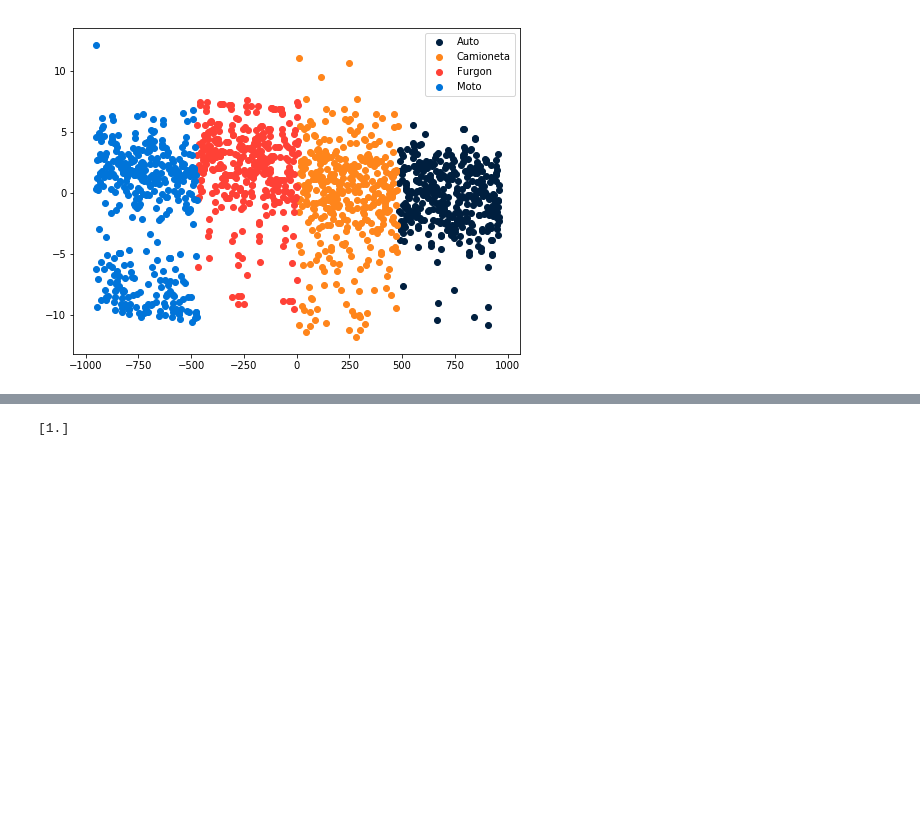
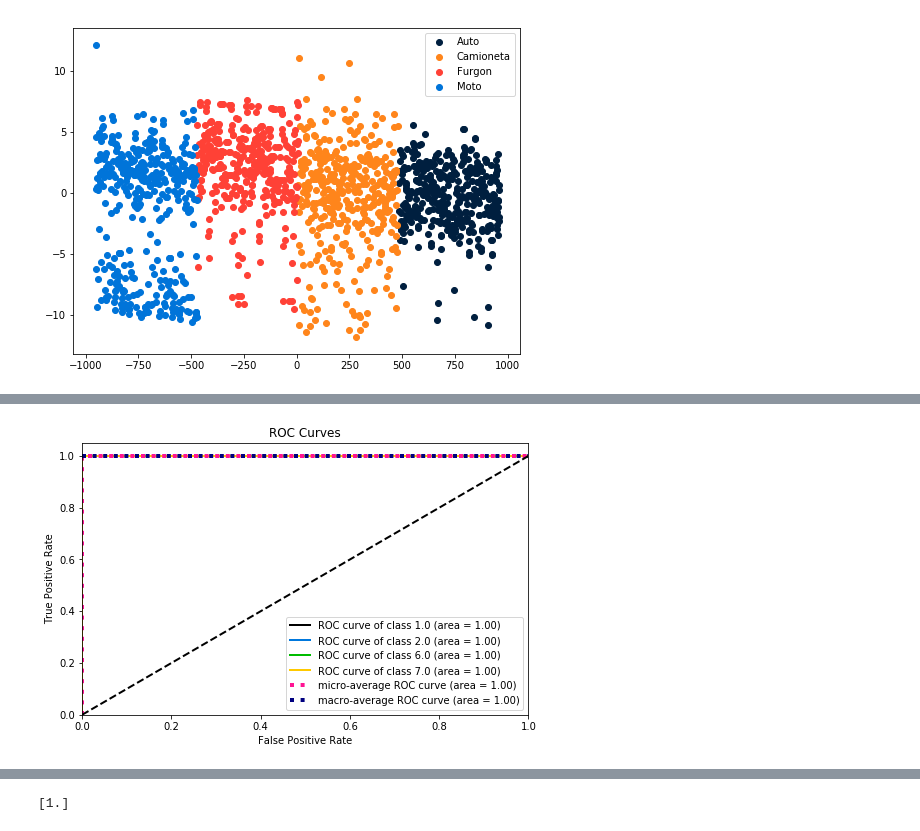
Before and after one commit to 12diego34/mercadolibre_dss, a Jupyter notebook: Trabajo Practico Final DSS/Preprocesamiento.ipynb, the cells around one changed output, grey strips where cells are left out. Cells and saved outputs as stored; diff of their text form; code cells hidden in the pictures; blank space fills up the shorter version.

```diff
--- a/Trabajo Practico Final DSS/Preprocesamiento.ipynb
+++ b/Trabajo Practico Final DSS/Preprocesamiento.ipynb
@@ -329,7 +311,0 @@ weighted avg       0.06      0.24      0.09       383
-# %%
-from sklearn.svm import SVC
-
-svclassifier_poly = SVC(kernel='poly', degree=2, gamma='scale')  # Kernel polinómico
-svclassifier_poly.fit(X_train, y_train)
-y_pred_poly = svclassifier_poly.predict(X_test)
-print(classification_report(y_test, y_pred_poly))
@@ -346,0 +435,7 @@ weighted avg       1.00      1.00      1.00       383
+# %%
+# Metrica: curva ROC y Métrica AUC
+fig.clear()
+skplt.metrics.plot_roc(y_test, svc.predict_proba(X_test))
+plt.show()
+# %% [output]
+[figure, added]
```
Also changed, not shown: parts of 31 cells of this notebook.
